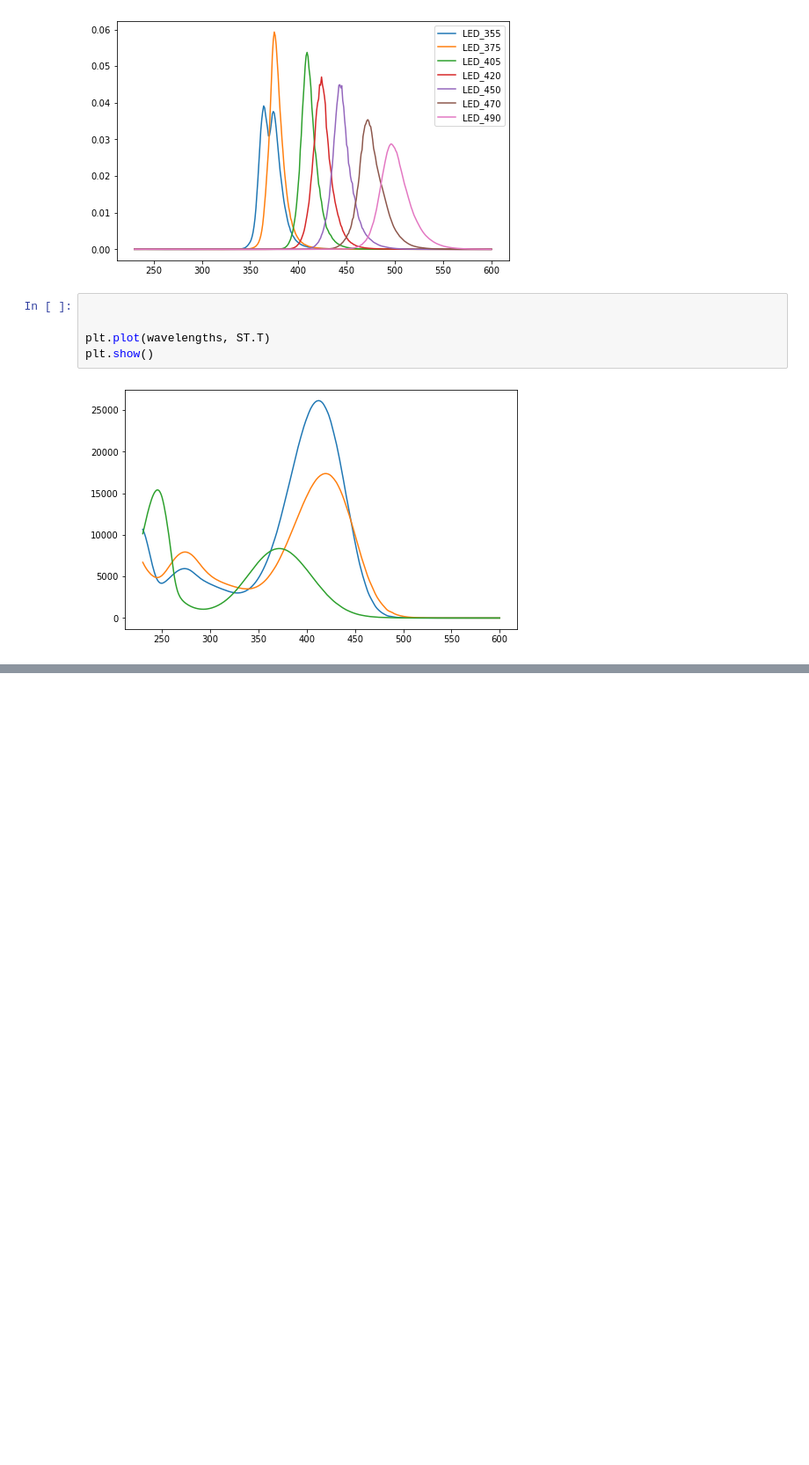
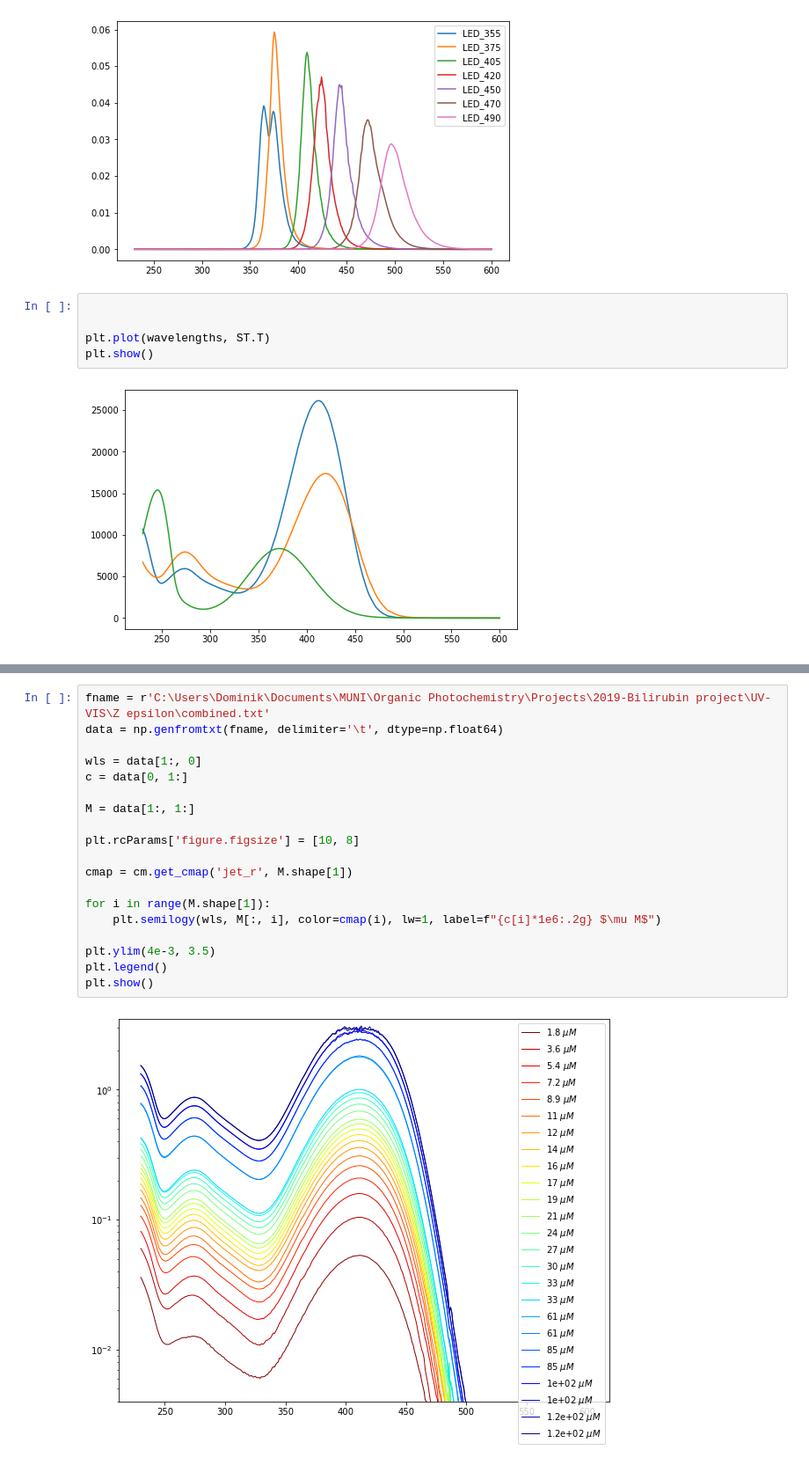
Before and after one commit to dmadea/Jupyter-Tutorials, a Jupyter notebook: Photoreaction kinetics/Plots.ipynb, the cells around one changed output, grey strips where cells are left out. Shown at 88% size. Cells and saved outputs as stored; diff of their text form; blank space fills up the shorter version.

```diff
--- a/Photoreaction kinetics/Plots.ipynb
+++ b/Photoreaction kinetics/Plots.ipynb
@@ -138,0 +182,21 @@ plt.show()
+# %%
+fname = r'C:\Users\Dominik\Documents\MUNI\Organic Photochemistry\Projects\2019-Bilirubin project\UV-VIS\Z epsilon\combined.txt'
+data = np.genfromtxt(fname, delimiter='\t', dtype=np.float64)
+
+wls = data[1:, 0]
+c = data[0, 1:]
+
+M = data[1:, 1:]
+
+plt.rcParams['figure.figsize'] = [10, 8]
+
+cmap = cm.get_cmap('jet_r', M.shape[1])
+
+for i in range(M.shape[1]):
+    plt.semilogy(wls, M[:, i], color=cmap(i), lw=1, label=f"{c[i]*1e6:.2g} $\mu M$")
+
+plt.ylim(4e-3, 3.5)
+plt.legend()
+plt.show()
+# %% [output]
+[figure, added]
```
Also changed, not shown: parts of 3 cells of this notebook, 4 other files.
